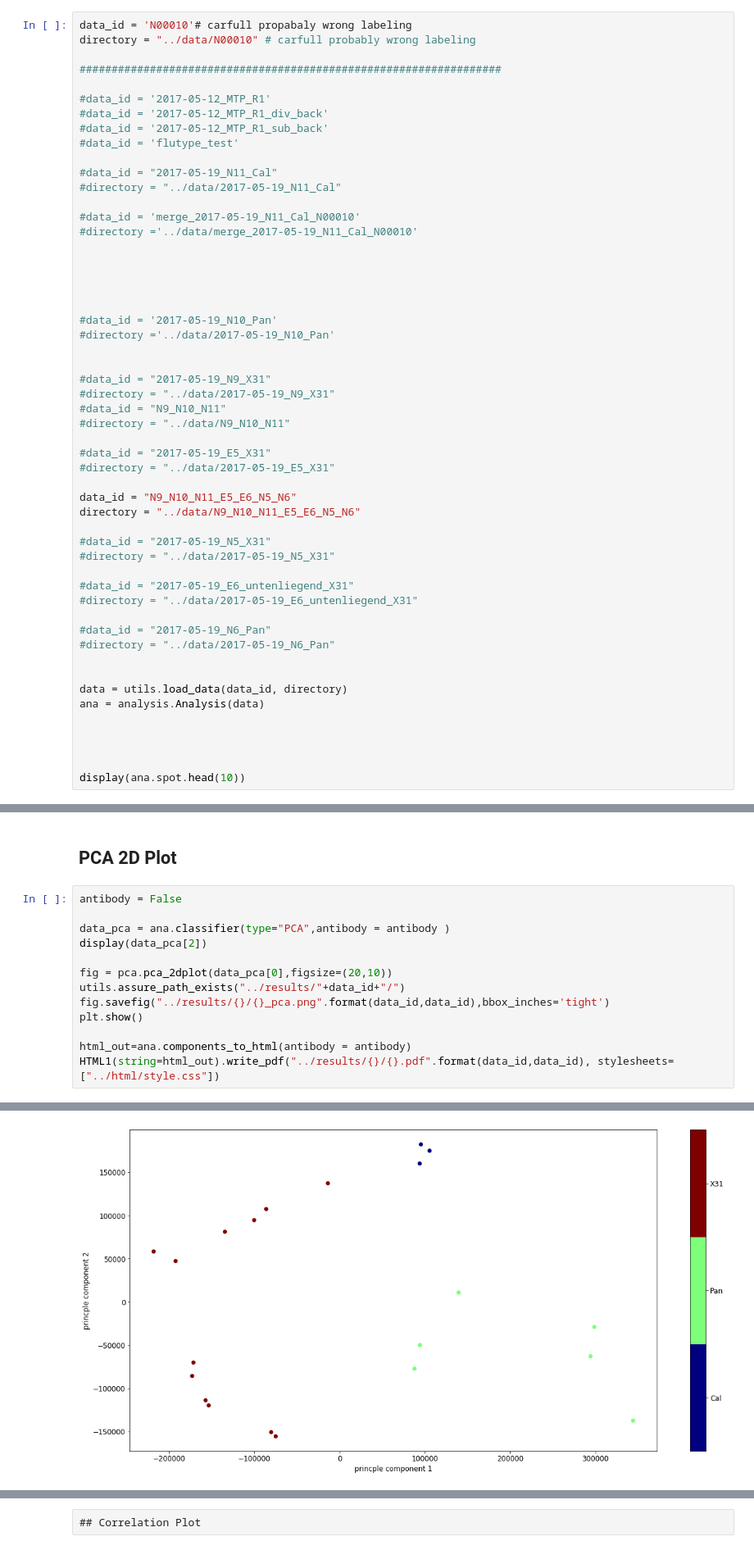
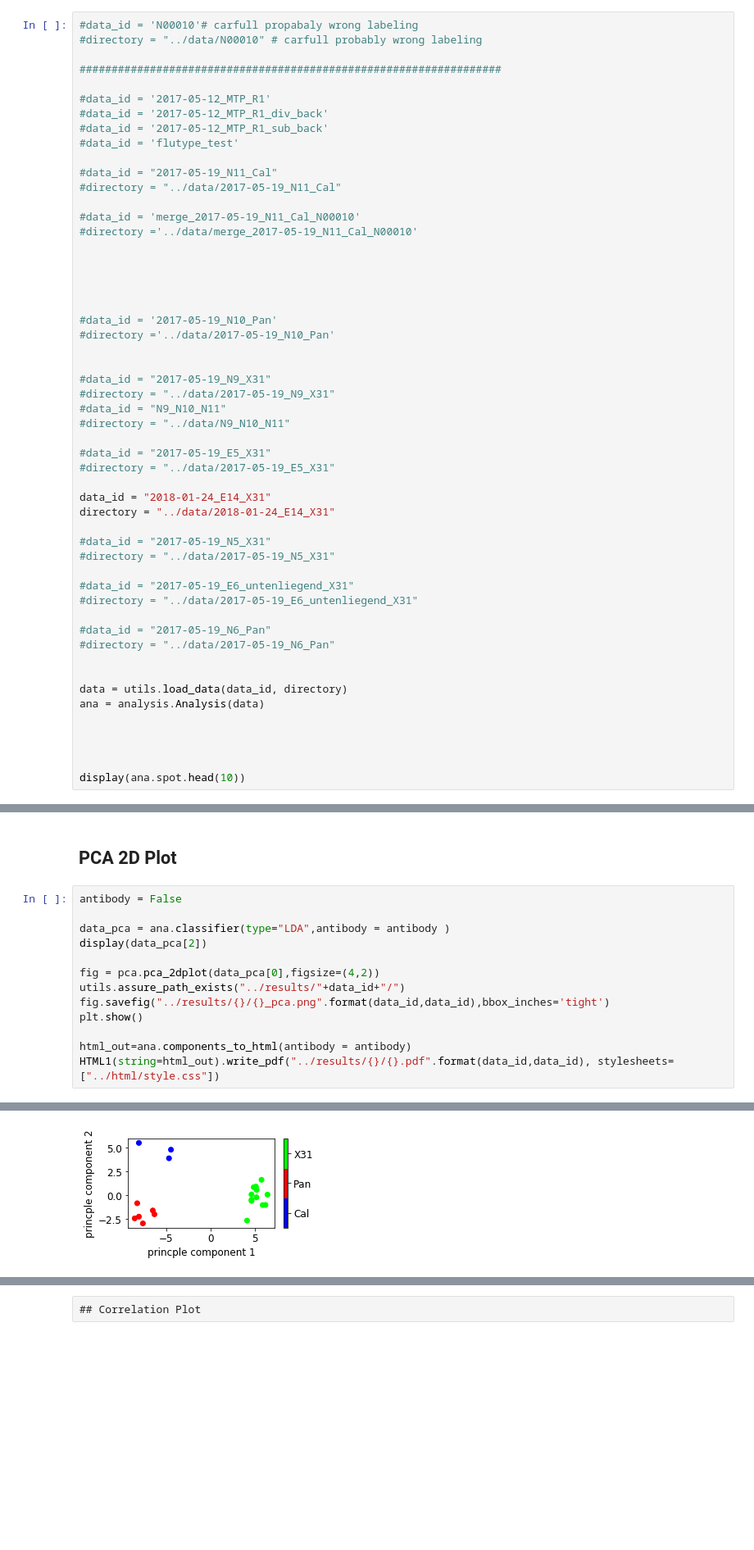
Before and after one commit to matthiaskoenig/flutype_analysis, a Jupyter notebook: notebooks/analysis.ipynb, the cells around one changed output, grey strips where cells are left out. Shown: that part at 82% size. Saved outputs shown, nothing was run; the diff lists cells and outputs as text; blank space fills up the shorter version.

```diff
--- a/notebooks/analysis.ipynb
+++ b/notebooks/analysis.ipynb
@@ -18,8 +18,8 @@ data_ids = {'2017-05-12_MTP_R1',
             'merge_2017-05-19_N11_Cal_N00010',
             '2017-05-19_N10_Pan'}
 # %%
-data_id = 'N00010'# carfull propabaly wrong labeling
-directory = "../data/N00010" # carfull probably wrong labeling
+#data_id = 'N00010'# carfull propabaly wrong labeling
+#directory = "../data/N00010" # carfull probably wrong labeling
 
 ##################################################################
 
@@ -50,8 +50,8 @@ directory = "../data/N00010" # carfull probably wrong labeling
 #data_id = "2017-05-19_E5_X31"
 #directory = "../data/2017-05-19_E5_X31"
 
-data_id = "N9_N10_N11_E5_E6_N5_N6"
-directory = "../data/N9_N10_N11_E5_E6_N5_N6"
+data_id = "2018-01-24_E14_X31"
+directory = "../data/2018-01-24_E14_X31"
 
 #data_id = "2017-05-19_N5_X31"
 #directory = "../data/2017-05-19_N5_X31"
@@ -148,10 +156,10 @@ plt.show()
 # %%
 antibody = False
 
-data_pca = ana.classifier(type="PCA",antibody = antibody )
+data_pca = ana.classifier(type="LDA",antibody = antibody )
 display(data_pca[2])
 
-fig = pca.pca_2dplot(data_pca[0],figsize=(20,10))
+fig = pca.pca_2dplot(data_pca[0],figsize=(4,2))
 utils.assure_path_exists("../results/"+data_id+"/")
 fig.savefig("../results/{}/{}_pca.png".format(data_id,data_id),bbox_inches='tight')
 plt.show()
@@ -179,3 +187,3 @@ HTML1(string=html_out).write_pdf("../results/{}/{}.pdf".format(data_id,data_id),
-[figure, old version]
+[figure, new version]
 # %%
 data_pca[2]/abs(data_pca[2]).sum()
```
Also changed, not shown: parts of 12 cells of this notebook, 12 other files.
